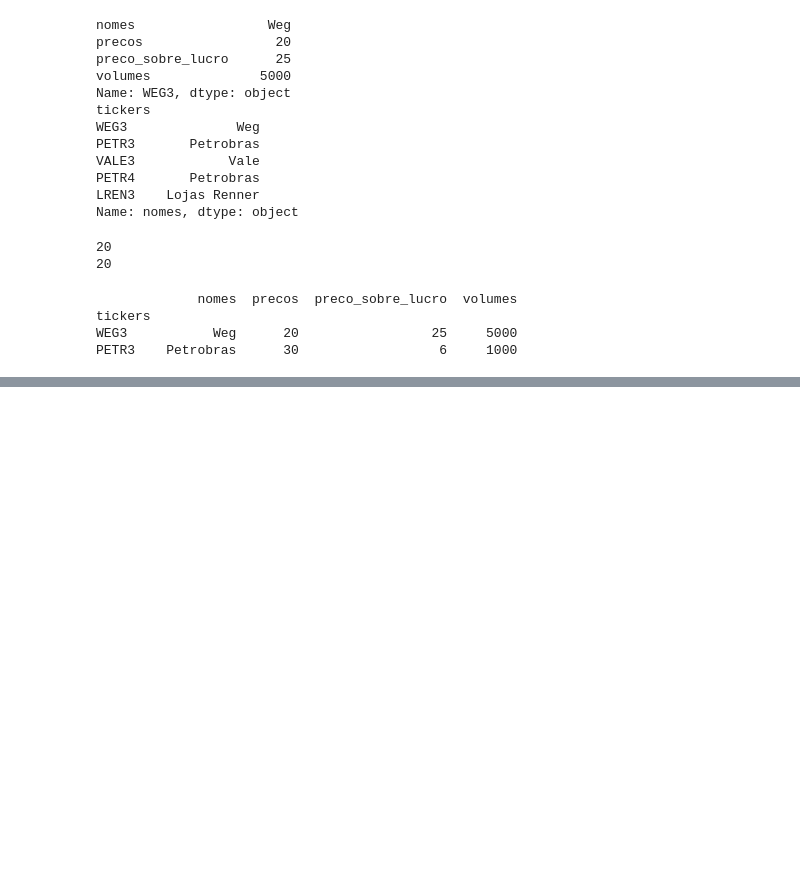
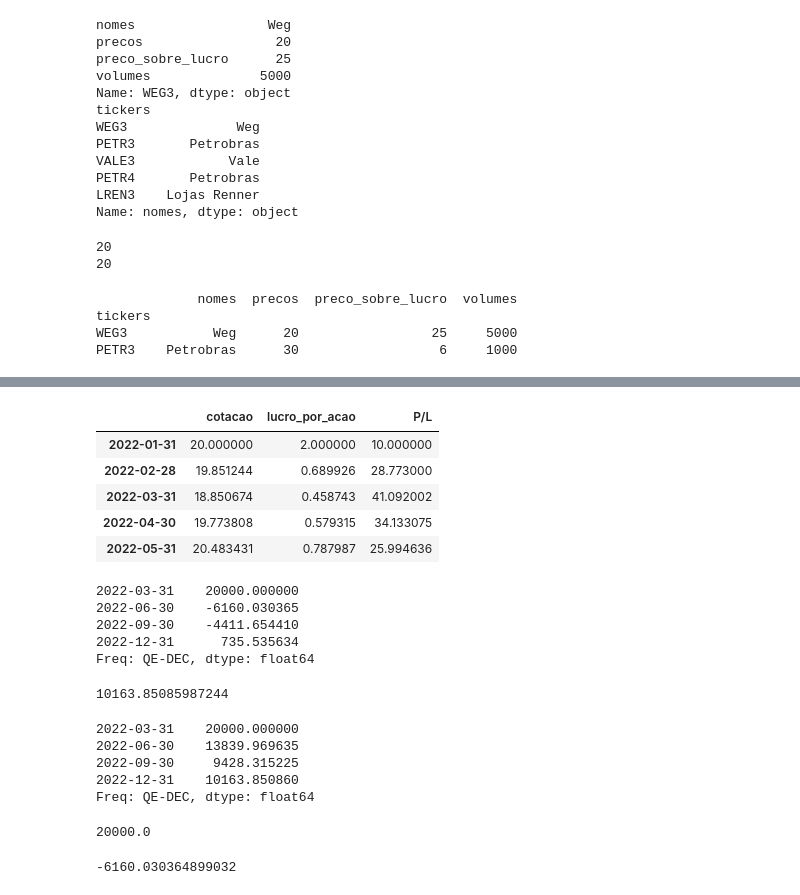
Before and after one commit to Jgonsan/Python, a Jupyter notebook: Pandas.ipynb, the cells around one changed output, grey strips where cells are left out. Saved outputs shown, nothing was run; the diff lists cells and outputs as text; code cells hidden in the pictures; blank space fills up the shorter version.

```diff
--- a/Pandas.ipynb
+++ b/Pandas.ipynb
@@ -727,0 +751,17 @@ PETR3    Petrobras      30                  6     1000
+# %%
+#Definição de uma função para gerar numeros aleatorios
+
+def gerador_serie_historica(valor_inicial, volatilidade, periodos, dia_inicial, frequencia='M'):
+    vetor = [valor_inicial]
+    for i in range(periodos -1):
+            preco = vetor[i] * (1 + np.random.normal(0, volatilidade))
+            vetor.append(preco)
+    serie = pd.Series(vetor, index=pd.date_range(start=dia_inicial, periods=periodos, freq=frequencia))
+    return serie
+# %%
+# Operação de multiplicação entre duas séries com índices diferentes
+serie_euro = gerador_serie_historica(5, 0.01, 5, '2022-01-01')
+serie_cotacoes = gerador_serie_historica(20, 0.05, 5, '2022-01-01')
+
+print(serie_euro)
+print(serie_cotacoes)
@@ -727,0 +844,7 @@ PETR3    Petrobras      30                  6     1000
+# %%
+#Criando um DataFrame com duas séries
+serie_lucro = gerador_serie_historica(2, 0.5, 5, '2022-01-01')
+
+df = pd.DataFrame({'cotacao': serie_cotacoes, 'lucro_por_acao': serie_lucro})
+
+df
@@ -727,0 +858,51 @@ PETR3    Petrobras      30                  6     1000
+# %%
+# Criando uma coluna com o Preço sobre lucro (P/L)
+df['P/L'] = df['cotacao'] / df['lucro_por_acao']
+df
+# %% [output]
+|  | cotacao | lucro_por_acao | P/L |
+| 2022-01-31 | 20.000000 | 2.000000 | 10.000000 |
+| 2022-02-28 | 19.851244 | 0.689926 | 28.773000 |
+| 2022-03-31 | 18.850674 | 0.458743 | 41.092002 |
+| 2022-04-30 | 19.773808 | 0.579315 | 34.133075 |
+| 2022-05-31 | 20.483431 | 0.787987 | 25.994636 |
+# %%
+# Operação aritmeticas em colunas de DataFrame
+#.sum(), .mean(), .max(), .min(), .std(), .var()
+
+serie_lucro_trimestral = gerador_serie_historica(20000, 2, 4, '2022-01-01', frequencia='QE')
+serie_lucro_trimestral
+# %% [output]
+2022-03-31    20000.000000
+2022-06-30    -6160.030365
+2022-09-30    -4411.654410
+2022-12-31      735.535634
+Freq: QE-DEC, dtype: float64
+# %%
+#sum() - soma dos valores
+Lucro_anual = serie_lucro_trimestral.sum()
+print(Lucro_anual)
+# %% [output]
+10163.85085987244
+# %%
+#cumsum() - soma cumulativa
+crescimento_lucro = serie_lucro_trimestral.cumsum()
+print(crescimento_lucro)
+# %% [output]
+2022-03-31    20000.000000
+2022-06-30    13839.969635
+2022-09-30     9428.315225
+2022-12-31    10163.850860
+Freq: QE-DEC, dtype: float64
+# %%
+#max() - valor máximo
+lucro_maximo = serie_lucro_trimestral.max()
+print(lucro_maximo)
+# %% [output]
+20000.0
+# %%
+#min() - valor mínimo
+lucro_minimo = serie_lucro_trimestral.min()
+print(lucro_minimo)
+# %% [output]
+-6160.030364899032
```
Also changed, not shown: parts of 21 cells of this notebook, 1 other file.
